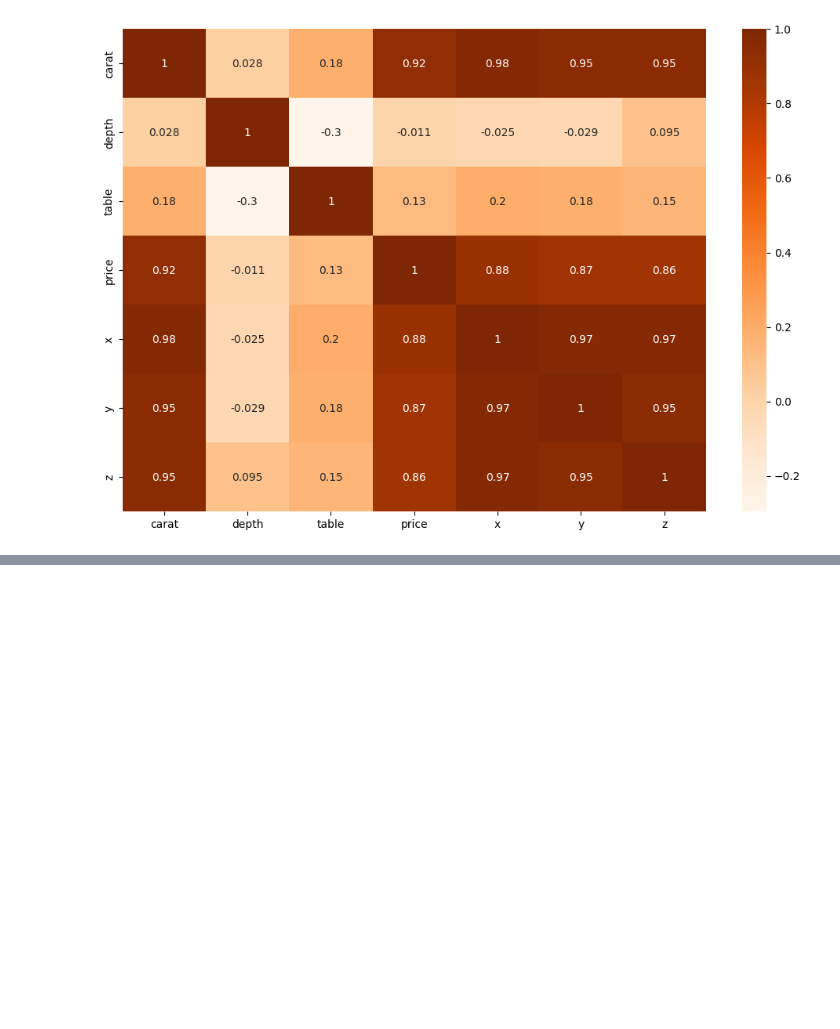
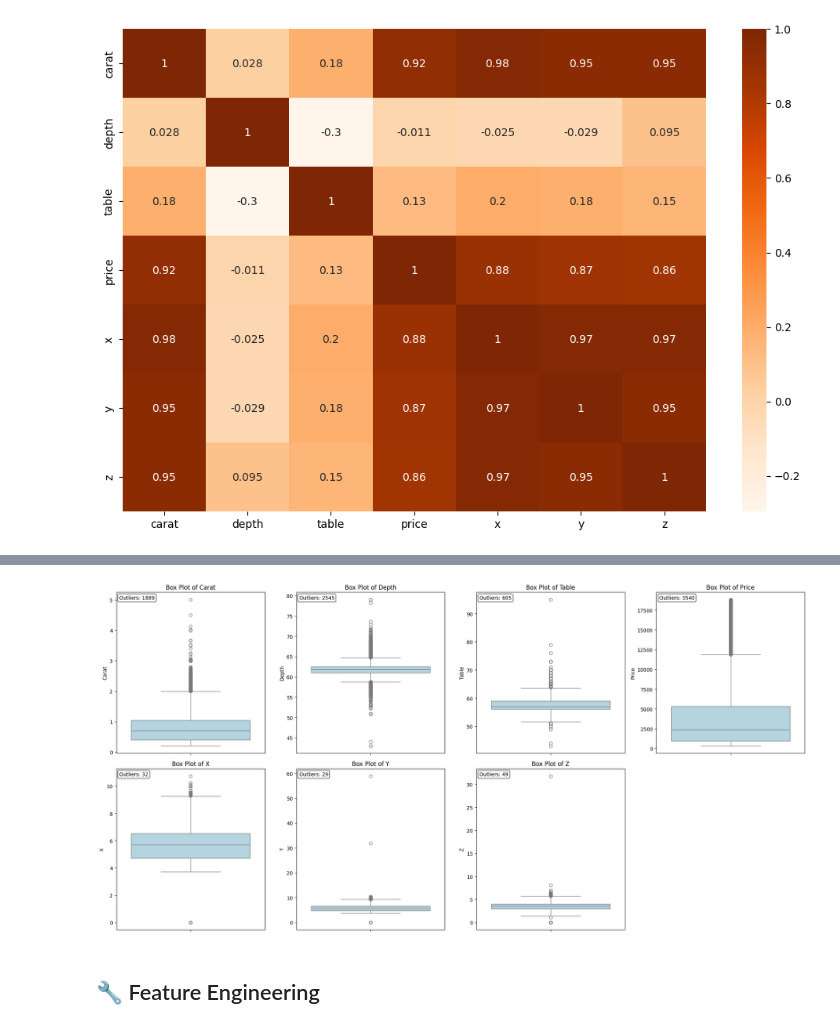
Before and after one commit to Raghav0079/XGBoost-project---1-, a Jupyter notebook: code.ipynb, the cells around one changed output, grey strips where cells are left out. Cells and saved outputs as stored; diff of their text form; code cells hidden in the pictures; blank space fills up the shorter version.

```diff
--- a/code.ipynb
+++ b/code.ipynb
@@ -235,0 +324,27 @@ plt.show()
+# %%
+# Visualize outliers using boxplots
+fig, axes = plt.subplots(2, 4, figsize=(20, 10))
+axes = axes.ravel()
+
+for i, col in enumerate(numerical_cols):
+    sns.boxplot(y=df[col], ax=axes[i], color='lightblue')
+    axes[i].set_title(f'Box Plot of {col.capitalize()}')
+    axes[i].set_ylabel(col.capitalize())
+
+    # Add outlier count as text
+    outlier_count = iqr_outliers[col]['count']
+    axes[i].text(0.02, 0.98, f'Outliers: {outlier_count}',
+                transform=axes[i].transAxes,
+                verticalalignment='top',
+                bbox=dict(boxstyle='round', facecolor='white', alpha=0.8))
+
+# Remove empty subplot if any
+if len(numerical_cols) < len(axes):
+    fig.delaxes(axes[-1])
+
+plt.tight_layout()
+plt.show()
+# %% [output]
+[figure, added]
+# %% [markdown]
+## 🔧 Feature Engineering
```
Also changed, not shown: parts of 21 cells of this notebook.
